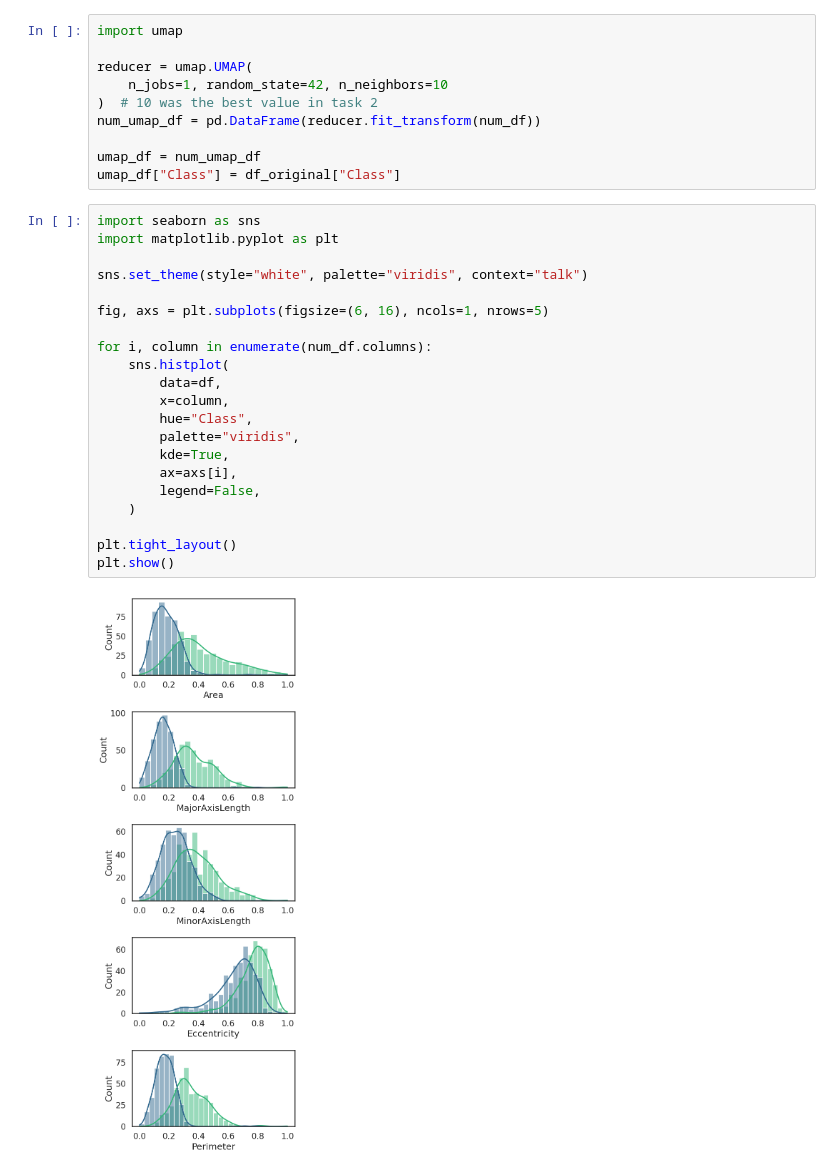
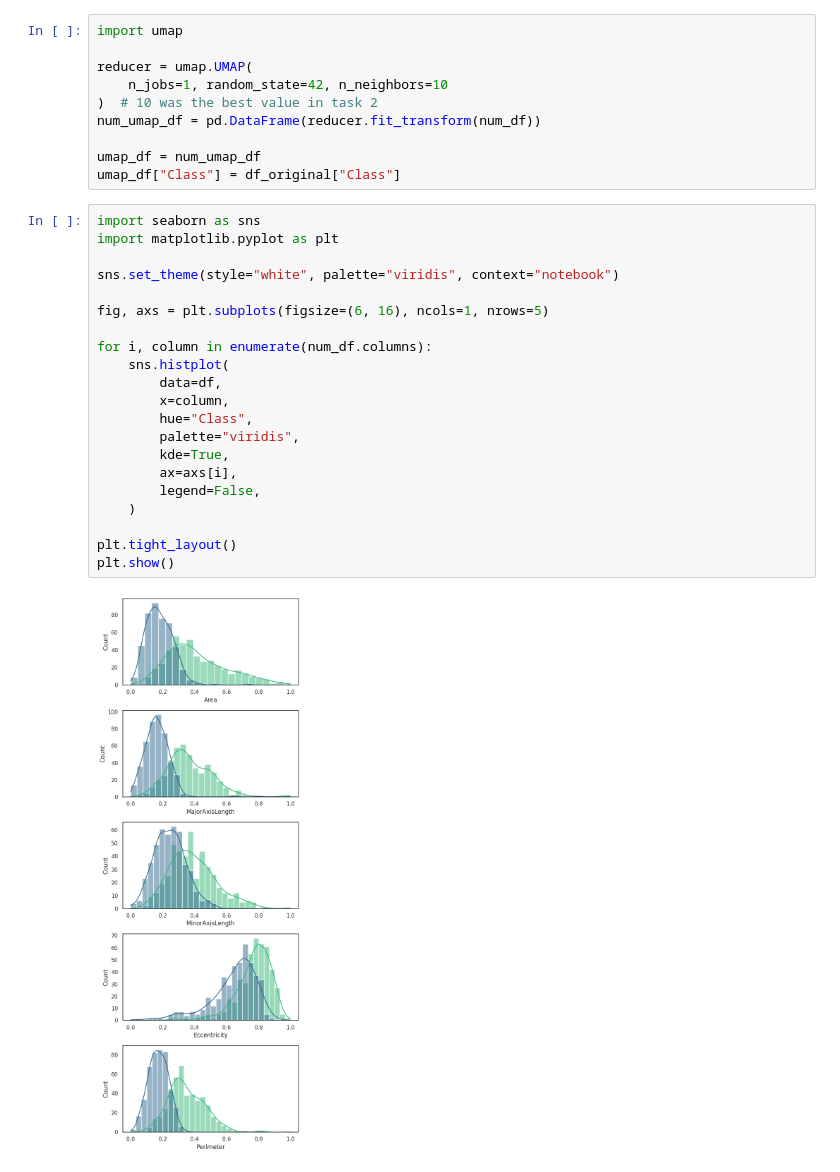
Before and after one commit to neiios/dtmm-task-4, a Jupyter notebook: main.ipynb, the cells around one changed output. Cells and saved outputs as stored; diff of their text form.

```diff
--- a/main.ipynb
+++ b/main.ipynb
@@ -30,26 +30,26 @@ umap_df["Class"] = df_original["Class"]
 # %%
 import seaborn as sns
 import matplotlib.pyplot as plt
 
-sns.set_theme(style="white", palette="viridis", context="talk")
+sns.set_theme(style="white", palette="viridis", context="notebook")
 
 fig, axs = plt.subplots(figsize=(6, 16), ncols=1, nrows=5)
 
 for i, column in enumerate(num_df.columns):
     sns.histplot(
         data=df,
         x=column,
         hue="Class",
         palette="viridis",
         kde=True,
         ax=axs[i],
         legend=False,
     )
 
 plt.tight_layout()
 plt.show()
 # %% [output]
-[figure, old version]
+[figure, new version]
 # %%
 rename_map = {
     "mean": "Mean",
```
Also changed, not shown: parts of 2 cells of this notebook.
